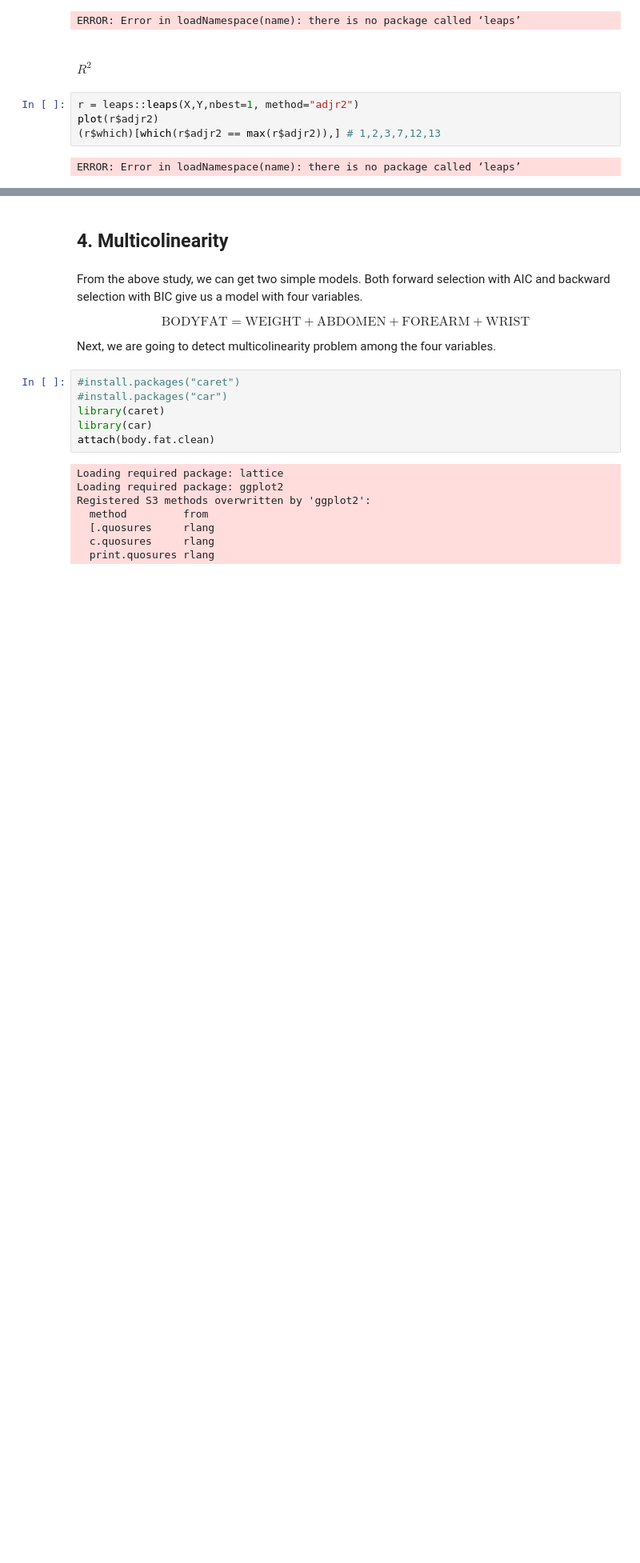
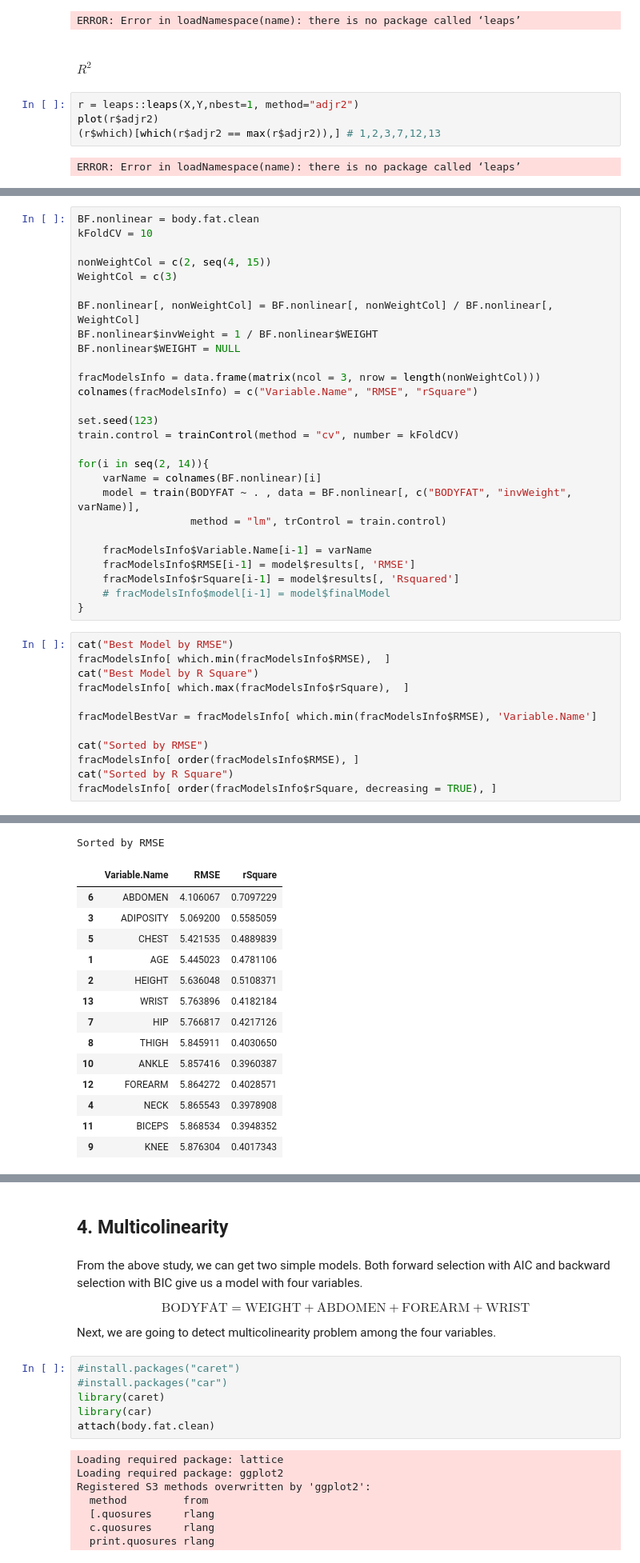
Before and after one commit to YezhouLi/628_Module_2, a Jupyter notebook: code.ipynb, the cells around one changed output, grey strips where cells are left out. Shown at 80% size. Saved outputs shown, nothing was run; the diff lists cells and outputs as text; blank space fills up the shorter version.

Commit message:
Fraction Model

```diff
--- a/code.ipynb
+++ b/code.ipynb
@@ -391 +423,41 @@ data.invwei <- data.frame(BODYFAT = data$BODYFAT,HEIGHT = data$HEIGHT/data$WEIGH
 data.invwei$inv_wei <- 1/data$WEIGHT
+# %%
+BF.nonlinear = body.fat.clean
+kFoldCV = 10
+
+nonWeightCol = c(2, seq(4, 15))
+WeightCol = c(3)
+
+BF.nonlinear[, nonWeightCol] = BF.nonlinear[, nonWeightCol] / BF.nonlinear[, WeightCol]
+BF.nonlinear$invWeight = 1 / BF.nonlinear$WEIGHT
+BF.nonlinear$WEIGHT = NULL
+
+fracModelsInfo = data.frame(matrix(ncol = 3, nrow = length(nonWeightCol)))
+colnames(fracModelsInfo) = c("Variable.Name", "RMSE", "rSquare")
+
+set.seed(123)
+train.control = trainControl(method = "cv", number = kFoldCV)
+
+for(i in seq(2, 14)){
+    varName = colnames(BF.nonlinear)[i]
+    model = train(BODYFAT ~ . , data = BF.nonlinear[, c("BODYFAT", "invWeight", varName)],
+                  method = "lm", trControl = train.control)
+
+    fracModelsInfo$Variable.Name[i-1] = varName
+    fracModelsInfo$RMSE[i-1] = model$results[, 'RMSE']
+    fracModelsInfo$rSquare[i-1] = model$results[, 'Rsquared']
+    # fracModelsInfo$model[i-1] = model$finalModel
+}
+# %%
+cat("Best Model by RMSE")
+fracModelsInfo[ which.min(fracModelsInfo$RMSE),  ]
+cat("Best Model by R Square")
+fracModelsInfo[ which.max(fracModelsInfo$rSquare),  ]
+
+fracModelBestVar = fracModelsInfo[ which.min(fracModelsInfo$RMSE), 'Variable.Name']
+
+cat("Sorted by RMSE")
+fracModelsInfo[ order(fracModelsInfo$RMSE), ]
+cat("Sorted by R Square")
+fracModelsInfo[ order(fracModelsInfo$rSquare, decreasing = TRUE), ]
+# %% [output]
@@ -391,0 +470,15 @@ data.invwei$inv_wei <- 1/data$WEIGHT
+Sorted by RMSE
+|  | Variable.Name | RMSE | rSquare |
+| 6 | ABDOMEN | 4.106067 | 0.7097229 |
+| 3 | ADIPOSITY | 5.069200 | 0.5585059 |
+| 5 | CHEST | 5.421535 | 0.4889839 |
+| 1 | AGE | 5.445023 | 0.4781106 |
+| 2 | HEIGHT | 5.636048 | 0.5108371 |
+| 13 | WRIST | 5.763896 | 0.4182184 |
+| 7 | HIP | 5.766817 | 0.4217126 |
+| 8 | THIGH | 5.845911 | 0.4030650 |
+| 10 | ANKLE | 5.857416 | 0.3960387 |
+| 12 | FOREARM | 5.864272 | 0.4028571 |
+| 4 | NECK | 5.865543 | 0.3978908 |
+| 11 | BICEPS | 5.868534 | 0.3948352 |
+| 9 | KNEE | 5.876304 | 0.4017343 |
```
Also changed, not shown: parts of 7 cells of this notebook.
